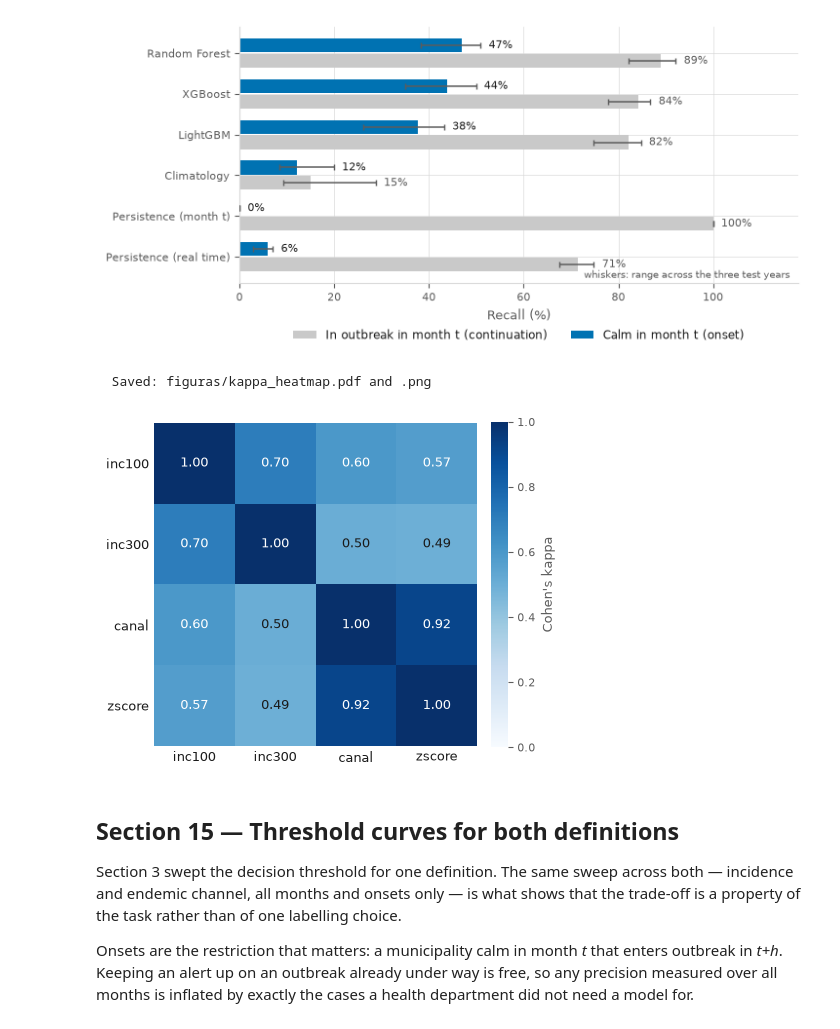
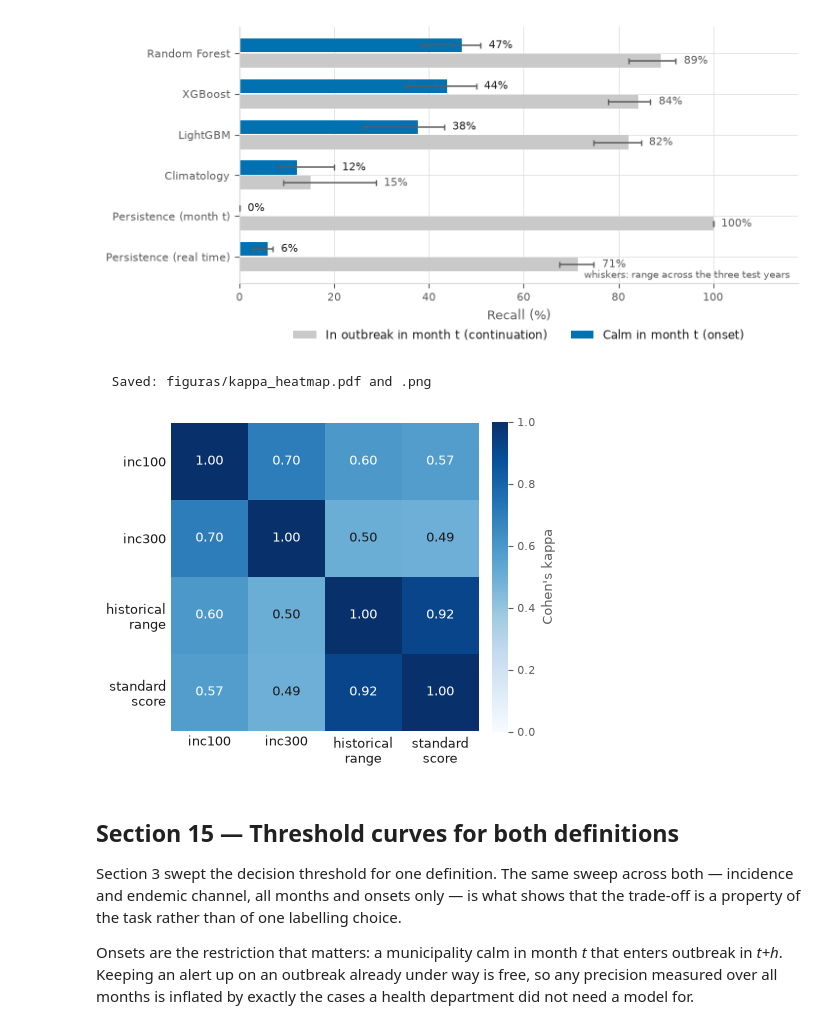
Before and after one commit to LVinaud/arboviral-outbreak-onset, a Jupyter notebook: notebooks/04_results.ipynb, the cells around one changed output. Drawn from its saved outputs; the diff is of its cells as text; code cells hidden in the pictures.

Commit message:
04_results: figuras 6 e 10 com os nomes das definições usados no texto
historical range e standard score no lugar de canal e zscore, no kappa e no
painel de estabilidade por ano.

```diff
--- a/notebooks/04_results.ipynb
+++ b/notebooks/04_results.ipynb
@@ -589,6 +589,9 @@ from sklearn.metrics import cohen_kappa_score
 from itertools import combinations
 
 DEFINITIONS = ["inc100", "inc300", "canal", "zscore"]
+# Names the paper uses for the definitions, for figure labels.
+DEF_DISPLAY = {"inc100": "inc100", "inc300": "inc300",
+               "canal": "historical range", "zscore": "standard score"}
 disease = "dengue"
 
 in_test = labels["ano"].isin(TEST_YEARS)
@@ -1665,28 +1668,29 @@ if onset_table is not None:
 # %%
 # Kappa as a heatmap: the two families separate at a glance.
 fig, ax = plt.subplots(figsize=(4.6, 4.0))
 mat = kappa.astype(float).values
 im = ax.imshow(mat, cmap="Blues", vmin=0, vmax=1)
-ax.set_xticks(range(len(DEFINITIONS)), DEFINITIONS, fontsize=9, color=INK)
-ax.set_yticks(range(len(DEFINITIONS)), DEFINITIONS, fontsize=9, color=INK)
+tick_names = [DEF_DISPLAY[d].replace(" ", "\n") for d in DEFINITIONS]
+ax.set_xticks(range(len(DEFINITIONS)), tick_names, fontsize=9, color=INK)
+ax.set_yticks(range(len(DEFINITIONS)), tick_names, fontsize=9, color=INK)
 for i in range(len(DEFINITIONS)):
     for j in range(len(DEFINITIONS)):
         v = mat[i, j]
         ax.annotate(f"{v:.2f}", (j, i), ha="center", va="center", fontsize=9,
                     color="#ffffff" if v > 0.55 else INK)
 for side in ("top", "right", "left", "bottom"):
     ax.spines[side].set_visible(False)
 ax.tick_params(length=0)
 cb = fig.colorbar(im, ax=ax, fraction=0.046, pad=0.04)
 cb.set_label("Cohen's kappa", fontsize=9, color=MUTED)
 cb.ax.tick_params(colors=MUTED, labelsize=8)
 cb.outline.set_visible(False)
 fig.tight_layout()
 save_fig(fig, "kappa_heatmap")
 plt.show()
 # %% [output]
   Saved: figuras/kappa_heatmap.pdf and .png
-[figure, old version]
+[figure, new version]
 # %% [markdown]
 ## Section 15 — Threshold curves for both definitions
 
```
Also changed, not shown: parts of 1 cell of this notebook, 4 other files.
